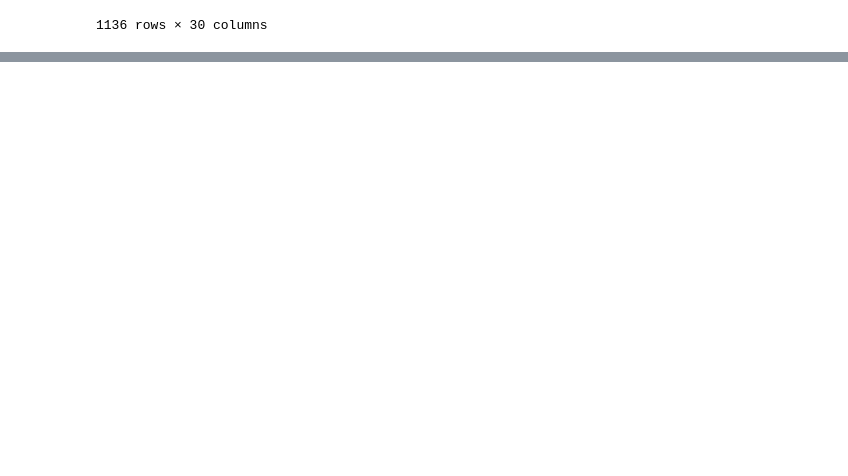
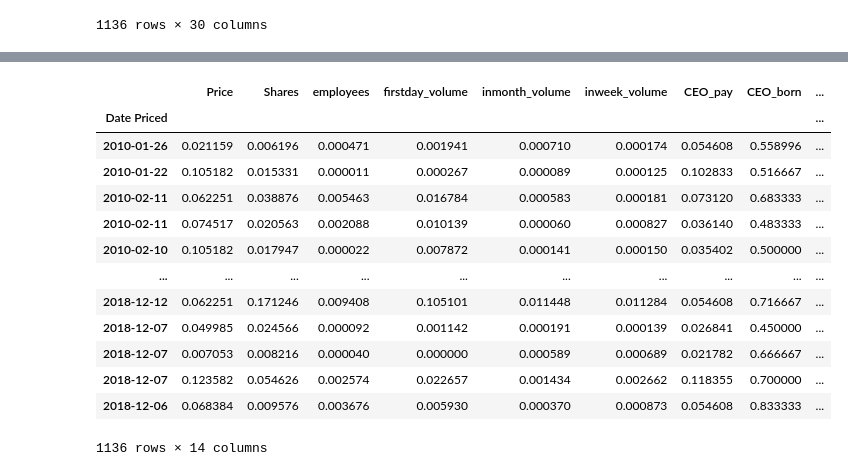
Before and after one commit to michael-fuest/DSiF-IPOs, a Jupyter notebook: Data_Wrangling.ipynb, the cells around one changed output, grey strips where cells are left out. Cells and saved outputs as stored; diff of their text form; code cells hidden in the pictures; blank space fills up the shorter version.

```diff
--- a/Data_Wrangling.ipynb
+++ b/Data_Wrangling.ipynb
@@ -52,0 +219,23 @@ df_ipo.isna().sum().idxmax()
+# %%
+drop_columns = ['Offer Amount', 'firstday_adjclose',
+       'firstday_open', 'firstday_spread', 'inmonth_adjclose',
+       'inmonth_open', 'inmonth_spread', 'inweek_adjclose', 'inweek_open', 'inweek_spread','employees2019',
+       'Company Name', 'Symbol','address', 'US_state', 'descriptions', 'link_nasdaq','year', 'industry', 'year', 'industry', 'intra_day_ret', 'intra_week_ret',
+       'intra_month_ret']
+df_ipo.drop(drop_columns, axis = 1, inplace = True)
+df_ipo
+# %% [output]
+|  | Price | Shares | employees | firstday_volume | inmonth_volume | inweek_volume | CEO_pay | CEO_born | ... |
+| Date Priced |  |  |  |  |  |  |  |  | ... |
+| 2010-01-26 | 0.021159 | 0.006196 | 0.000471 | 0.001941 | 0.000710 | 0.000174 | 0.054608 | 0.558996 | ... |
+| 2010-01-22 | 0.105182 | 0.015331 | 0.000011 | 0.000267 | 0.000089 | 0.000125 | 0.102833 | 0.516667 | ... |
+| 2010-02-11 | 0.062251 | 0.038876 | 0.005463 | 0.016784 | 0.000583 | 0.000181 | 0.073120 | 0.683333 | ... |
+| 2010-02-11 | 0.074517 | 0.020563 | 0.002088 | 0.010139 | 0.000060 | 0.000827 | 0.036140 | 0.483333 | ... |
+| 2010-02-10 | 0.105182 | 0.017947 | 0.000022 | 0.007872 | 0.000141 | 0.000150 | 0.035402 | 0.500000 | ... |
+| ... | ... | ... | ... | ... | ... | ... | ... | ... | ... |
+| 2018-12-12 | 0.062251 | 0.171246 | 0.009408 | 0.105101 | 0.011448 | 0.011284 | 0.054608 | 0.716667 | ... |
+| 2018-12-07 | 0.049985 | 0.024566 | 0.000092 | 0.001142 | 0.000191 | 0.000139 | 0.026841 | 0.450000 | ... |
+| 2018-12-07 | 0.007053 | 0.008216 | 0.000040 | 0.000000 | 0.000589 | 0.000689 | 0.021782 | 0.666667 | ... |
+| 2018-12-07 | 0.123582 | 0.054626 | 0.002574 | 0.022657 | 0.001434 | 0.002662 | 0.118355 | 0.700000 | ... |
+| 2018-12-06 | 0.068384 | 0.009576 | 0.003676 | 0.005930 | 0.000370 | 0.000873 | 0.054608 | 0.833333 | ... |
+1136 rows × 14 columns
```
Also changed, not shown: parts of 13 cells of this notebook.
